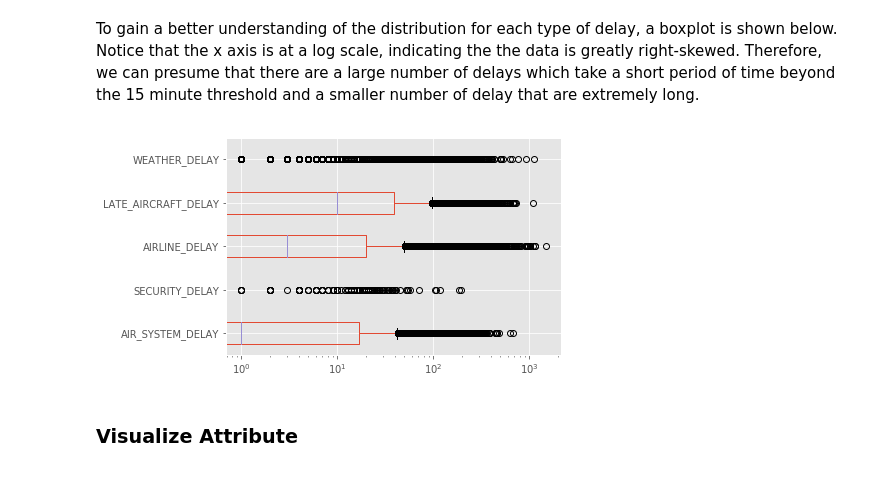
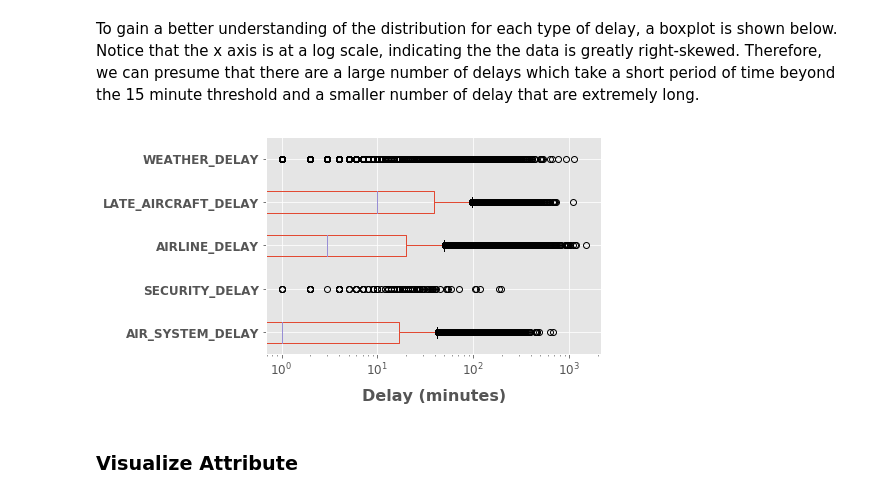
Before and after one commit to JackNelson/MSDS7331_Project1, a Jupyter notebook: Project1.ipynb, the cells around one changed output. Saved outputs shown, nothing was run; the diff lists cells and outputs as text; code cells hidden in the pictures.

```diff
--- a/Project1.ipynb
+++ b/Project1.ipynb
@@ -295,11 +295,19 @@ To gain a better understanding of the distribution for each type of delay, a box
 # %%
 plt.style.use('ggplot')
 
 ax = df2_delayed[['AIR_SYSTEM_DELAY','SECURITY_DELAY','AIRLINE_DELAY',
     'LATE_AIRCRAFT_DELAY', 'WEATHER_DELAY']].boxplot(vert=False)
+
+#_Format axis
+plt.setp(ax.get_xticklabels(), fontsize=12, weight = 'normal', rotation = 0);
+plt.setp(ax.get_yticklabels(), fontsize=12, weight = 'bold', rotation = 0);
 ax.set_xscale('log')
+ax.yaxis.label.set_visible(False)
+plt.xlabel('Delay (minutes)', fontsize=16, weight = 'bold', labelpad=10)
+
+plt.show()
 # %% [output]
-[figure, old version]
+[figure, new version]
 # %% [markdown]
 ### Visualize Attribute
 # %% [markdown]
```
Also changed, not shown: parts of 34 cells of this notebook.
